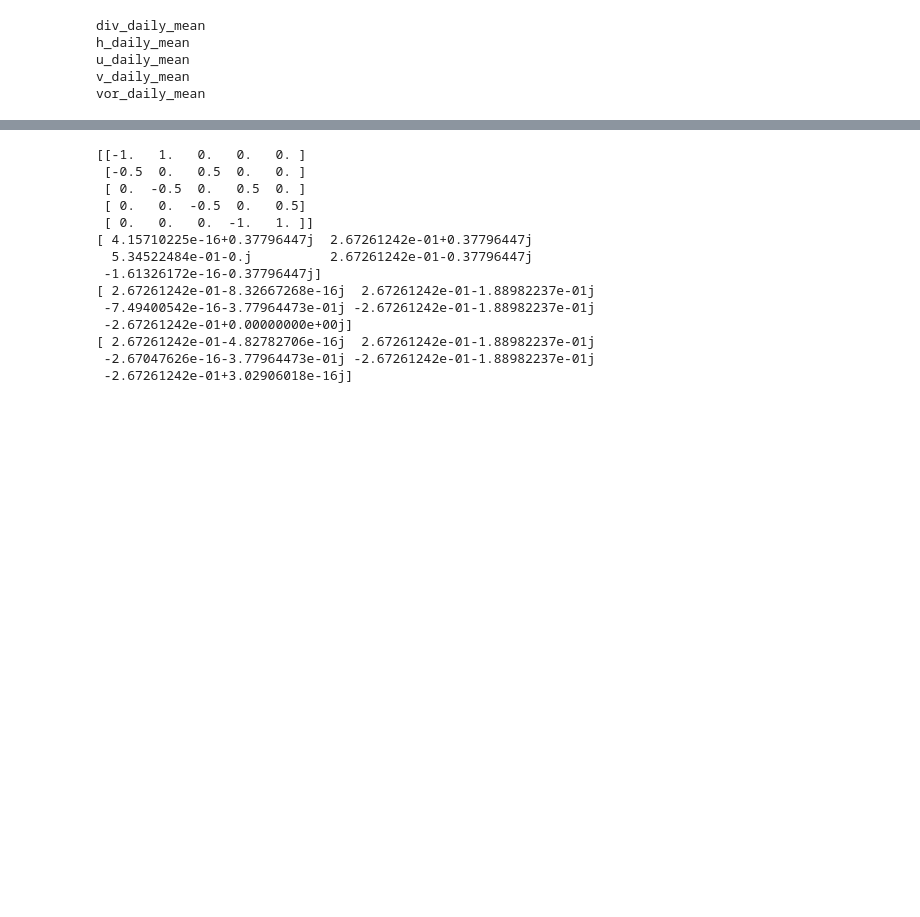
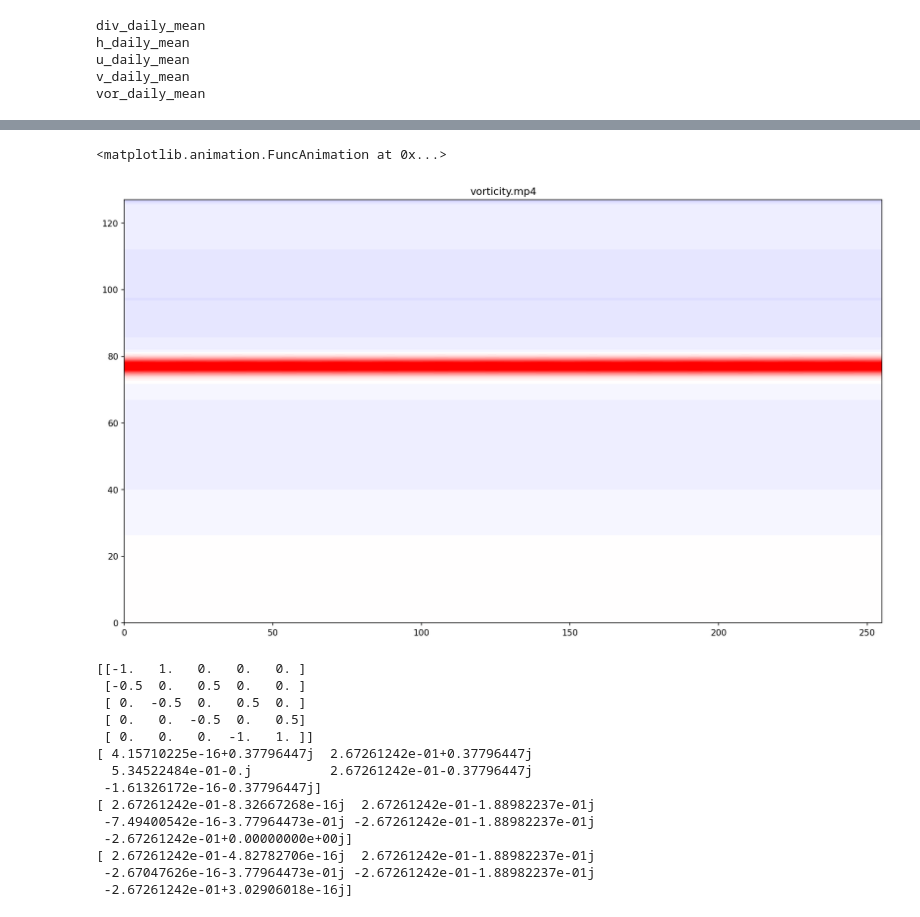
Before and after one commit to PeterLin54088/Dycore, a Jupyter notebook: exp/Shallow_Water/PLOT.ipynb, the cells around one changed output, grey strips where cells are left out. Saved outputs shown, nothing was run; the diff lists cells and outputs as text; code cells hidden in the pictures; blank space fills up the shorter version.

```diff
--- a/exp/Shallow_Water/PLOT.ipynb
+++ b/exp/Shallow_Water/PLOT.ipynb
@@ -74,3 +78,24 @@ plt.show()
+# %%
+def evolution_var_2D(data, name):
+    fig, ax = plt.subplots(figsize=(16, 9),
+                           dpi = 150)
+    # Animator
+    def animate(i):
+        ax.clear()
+        im = ax.contourf(data[i,-1,:,:],
+                         levels = np.linspace(-4e-5,4e-5,64),
+                         extend = "both",
+                         cmap='bwr')
+        ax.set_title(f"{str(name)}")
+        return im,
+    anim = animation.FuncAnimation(fig, animate, 180, interval=50, blit=False)
+    anim.save(name)
+    return anim
+# %%
+evolution_var_2D(vor, "vorticity.mp4")
+# %% [output]
+<matplotlib.animation.FuncAnimation at 0x...>
+[figure, added]
 # %%
 N = 5
 
```
Also changed, not shown: parts of 4 cells of this notebook, 6 other files.
